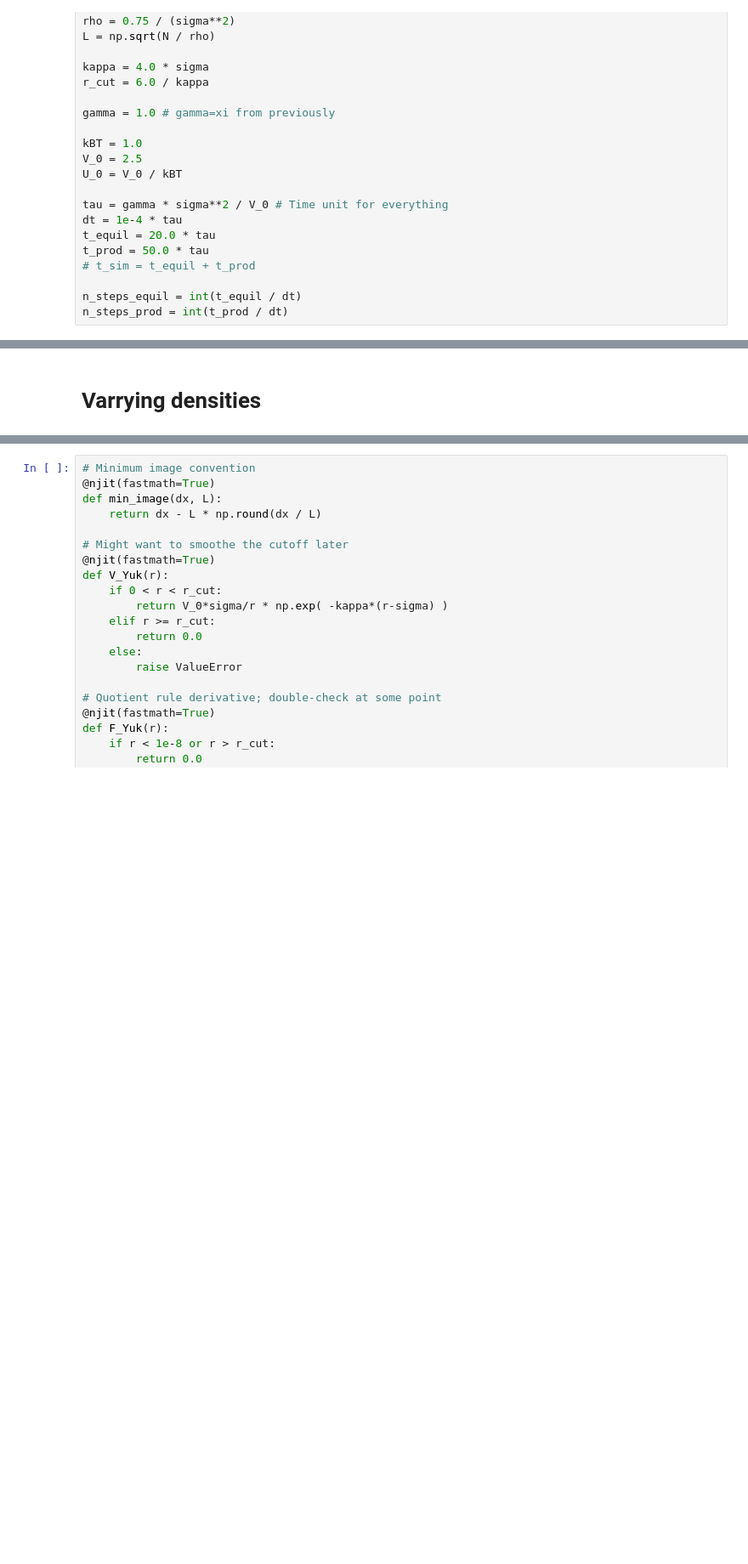
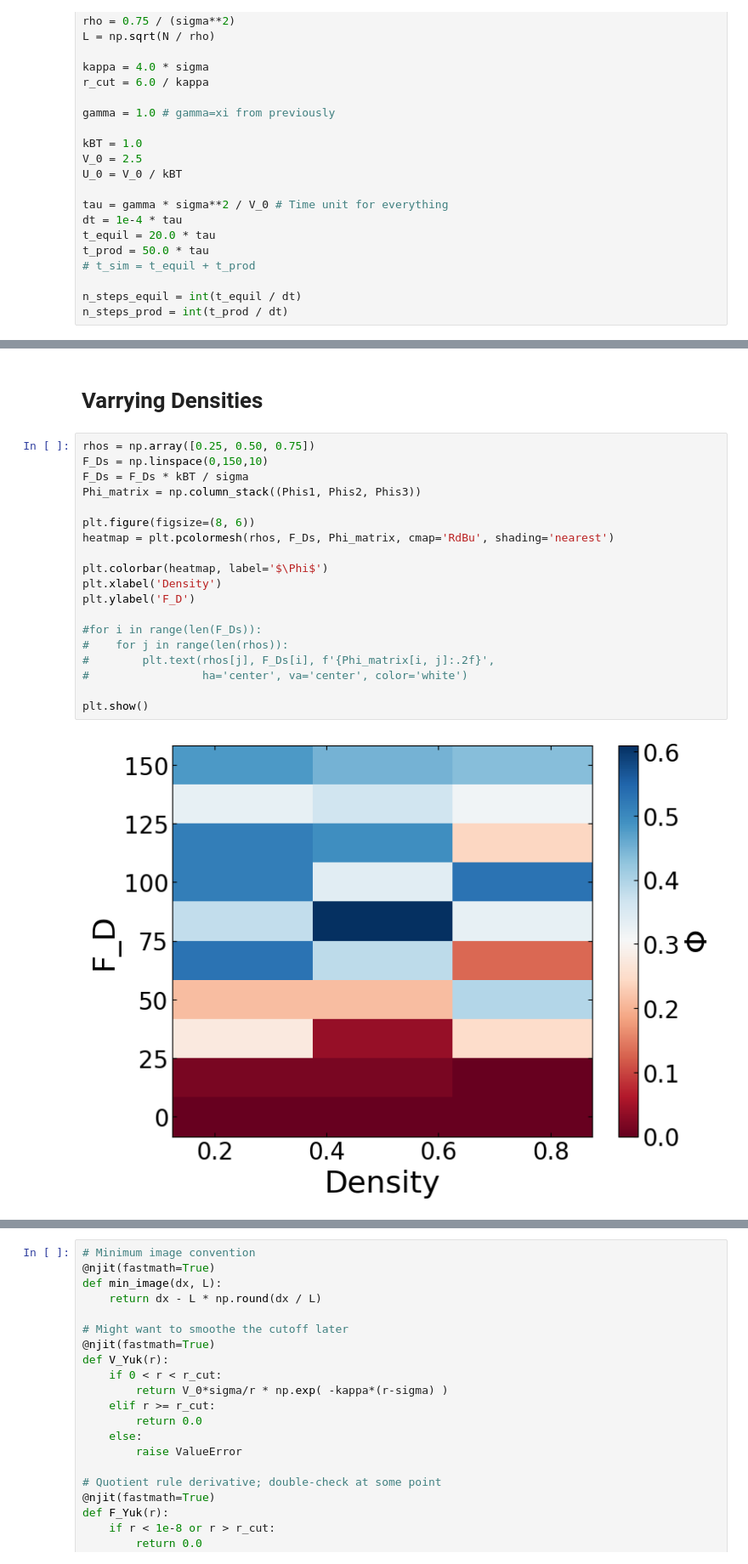
Before and after one commit to prakhosha/Lane-Formation, a Jupyter notebook: Task4/task4_c.ipynb, the cells around one changed output, grey strips where cells are left out. Shown at 85% size. Drawn from its saved outputs; the diff is of its cells as text; blank space fills up the shorter version.

Commit message:
4C Add Phase space plots

```diff
--- a/Task4/task4_c.ipynb
+++ b/Task4/task4_c.ipynb
@@ -978,2 +978,23 @@ plt.grid()
-# %% [markdown]
-# Varrying densities
+# %% [markdown]
+# Varrying Densities
+# %%
+rhos = np.array([0.25, 0.50, 0.75])
+F_Ds = np.linspace(0,150,10)
+F_Ds = F_Ds * kBT / sigma
+Phi_matrix = np.column_stack((Phis1, Phis2, Phis3))
+
+plt.figure(figsize=(8, 6))
+heatmap = plt.pcolormesh(rhos, F_Ds, Phi_matrix, cmap='RdBu', shading='nearest')
+
+plt.colorbar(heatmap, label='$\Phi$')
+plt.xlabel('Density')
+plt.ylabel('F_D')
+
+#for i in range(len(F_Ds)):
+#    for j in range(len(rhos)):
+#        plt.text(rhos[j], F_Ds[i], f'{Phi_matrix[i, j]:.2f}',
+#                 ha='center', va='center', color='white')
+
+plt.show()
+# %% [output]
+[figure, added]
```
Also changed, not shown: parts of 10 cells of this notebook.
